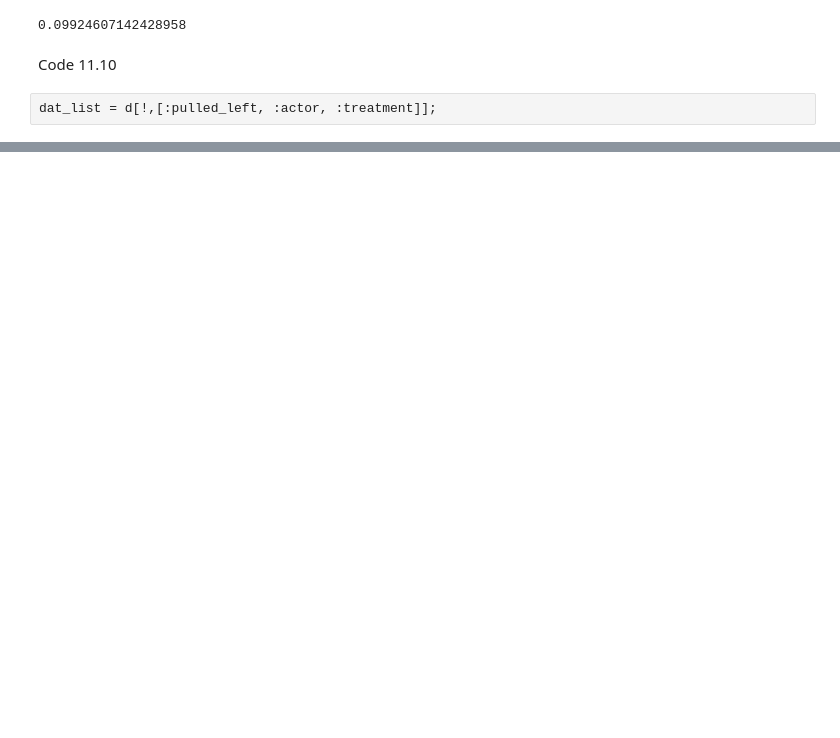
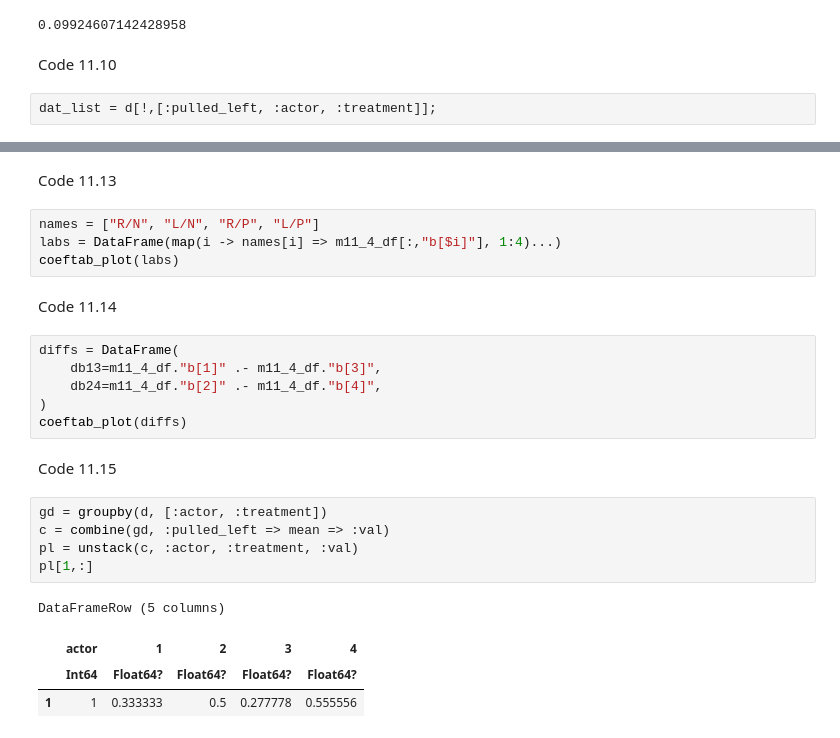
Before and after one commit to Shmuma/rethinking-2ed-julia, a Jupyter notebook: 11-Chapter 11. God Spiked the Integers.ipynb, the cells around one changed output, grey strips where cells are left out. Cells and saved outputs as stored; diff of their text form; blank space fills up the shorter version.

```diff
--- a/11-Chapter 11. God Spiked the Integers.ipynb
+++ b/11-Chapter 11. God Spiked the Integers.ipynb
@@ -111,0 +153,26 @@ dat_list = d[!,[:pulled_left, :actor, :treatment]];
+# %% [markdown]
+Code 11.13
+# %%
+names = ["R/N", "L/N", "R/P", "L/P"]
+labs = DataFrame(map(i -> names[i] => m11_4_df[:,"b[$i]"], 1:4)...)
+coeftab_plot(labs)
+# %% [markdown]
+Code 11.14
+# %%
+diffs = DataFrame(
+    db13=m11_4_df."b[1]" .- m11_4_df."b[3]",
+    db24=m11_4_df."b[2]" .- m11_4_df."b[4]",
+)
+coeftab_plot(diffs)
+# %% [markdown]
+Code 11.15
+# %%
+gd = groupby(d, [:actor, :treatment])
+c = combine(gd, :pulled_left => mean => :val)
+pl = unstack(c, :actor, :treatment, :val)
+pl[1,:]
+# %% [output]
+DataFrameRow (5 columns)
+|  | actor | 1 | 2 | 3 | 4 |
+|  | Int64 | Float64? | Float64? | Float64? | Float64? |
+| 1 | 1 | 0.333333 | 0.5 | 0.277778 | 0.555556 |
```
Also changed, not shown: parts of 6 cells of this notebook, 1 other file.
